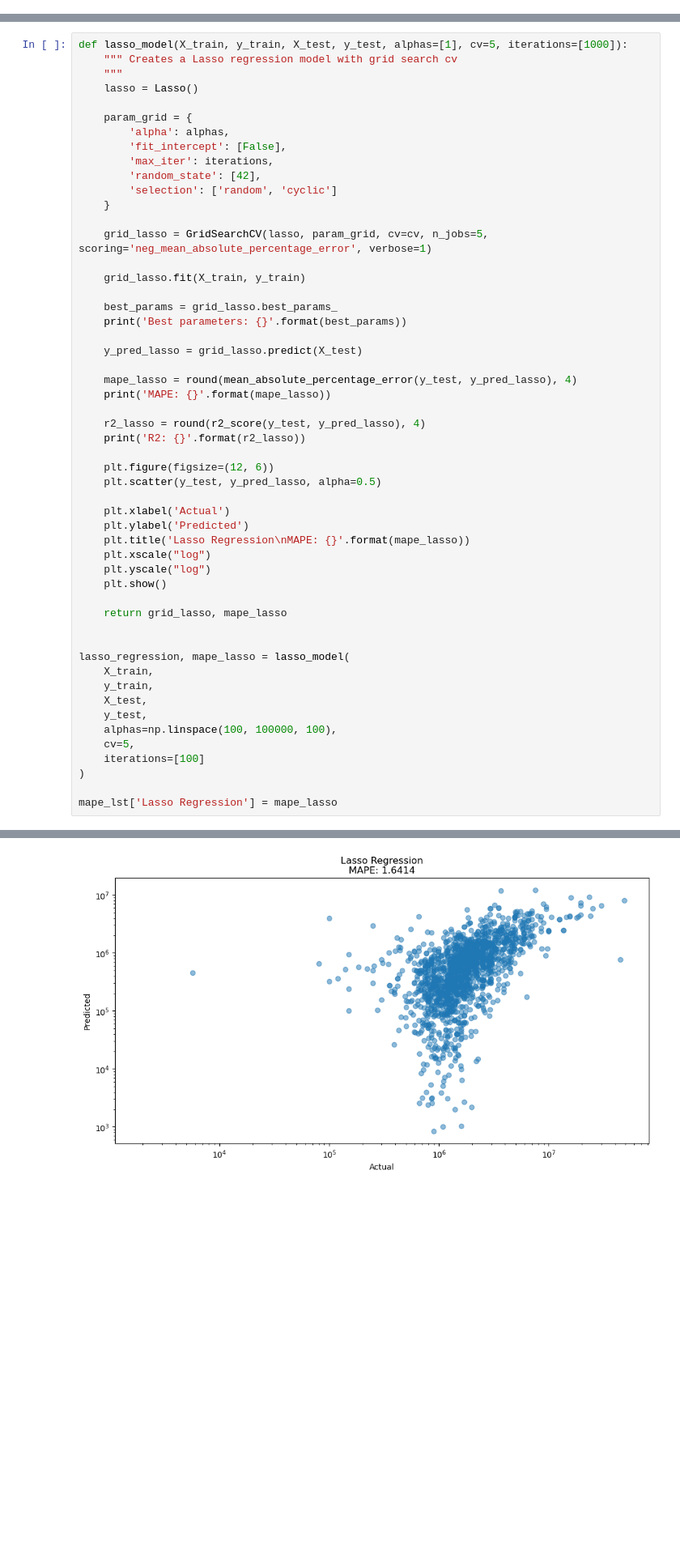
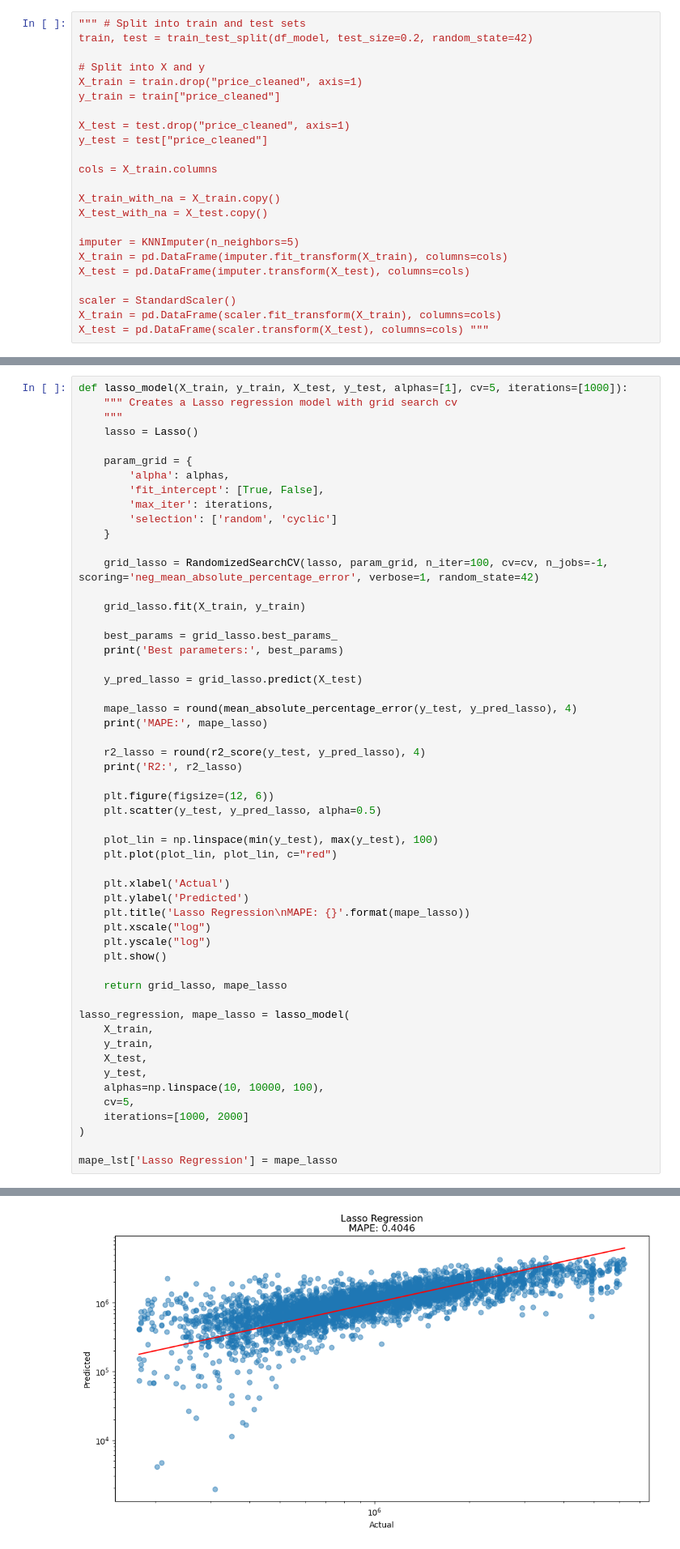
Before and after one commit to alexschillingfhnw/cml1, a Jupyter notebook: Berichte/2_Vorhersage_des_Immobilienpreises/2.2_Bestmögliches_Regressionsmodell_kaggle_Contest/modelle.ipynb, the cells around one changed output, grey strips where cells are left out. Shown at 81% size. Saved outputs shown, nothing was run; the diff lists cells and outputs as text; blank space fills up the shorter version.

```diff
--- a/Berichte/2_Vorhersage_des_Immobilienpreises/2.2_Bestmögliches_Regressionsmodell_kaggle_Contest/modelle.ipynb
+++ b/Berichte/2_Vorhersage_des_Immobilienpreises/2.2_Bestmögliches_Regressionsmodell_kaggle_Contest/modelle.ipynb
@@ -273,0 +306,23 @@ df_model """
+# %%
+""" # Split into train and test sets
+train, test = train_test_split(df_model, test_size=0.2, random_state=42)
+
+# Split into X and y
+X_train = train.drop("price_cleaned", axis=1)
+y_train = train["price_cleaned"]
+
+X_test = test.drop("price_cleaned", axis=1)
+y_test = test["price_cleaned"]
+
+cols = X_train.columns
+
+X_train_with_na = X_train.copy()
+X_test_with_na = X_test.copy()
+
+imputer = KNNImputer(n_neighbors=5)
+X_train = pd.DataFrame(imputer.fit_transform(X_train), columns=cols)
+X_test = pd.DataFrame(imputer.transform(X_test), columns=cols)
+
+scaler = StandardScaler()
+X_train = pd.DataFrame(scaler.fit_transform(X_train), columns=cols)
+X_test = pd.DataFrame(scaler.transform(X_test), columns=cols) """
@@ -419,29 +476,31 @@ def lasso_model(X_train, y_train, X_test, y_test, alphas=[1], cv=5, iterations=[
 
     param_grid = {
         'alpha': alphas,
-        'fit_intercept': [False],
+        'fit_intercept': [True, False],
         'max_iter': iterations,
-        'random_state': [42],
         'selection': ['random', 'cyclic']
     }
 
-    grid_lasso = GridSearchCV(lasso, param_grid, cv=cv, n_jobs=5, scoring='neg_mean_absolute_percentage_error', verbose=1)
+    grid_lasso = RandomizedSearchCV(lasso, param_grid, n_iter=100, cv=cv, n_jobs=-1, scoring='neg_mean_absolute_percentage_error', verbose=1, random_state=42)
 
     grid_lasso.fit(X_train, y_train)
 
     best_params = grid_lasso.best_params_
-    print('Best parameters: {}'.format(best_params))
+    print('Best parameters:', best_params)
 
     y_pred_lasso = grid_lasso.predict(X_test)
 
     mape_lasso = round(mean_absolute_percentage_error(y_test, y_pred_lasso), 4)
-    print('MAPE: {}'.format(mape_lasso))
+    print('MAPE:', mape_lasso)
 
     r2_lasso = round(r2_score(y_test, y_pred_lasso), 4)
-    print('R2: {}'.format(r2_lasso))
+    print('R2:', r2_lasso)
 
     plt.figure(figsize=(12, 6))
     plt.scatter(y_test, y_pred_lasso, alpha=0.5)
+
+    plot_lin = np.linspace(min(y_test), max(y_test), 100)
+    plt.plot(plot_lin, plot_lin, c="red")
 
     plt.xlabel('Actual')
     plt.ylabel('Predicted')
@@ -452,15 +511,14 @@ def lasso_model(X_train, y_train, X_test, y_test, alphas=[1], cv=5, iterations=[
 
     return grid_lasso, mape_lasso
 
-
 lasso_regression, mape_lasso = lasso_model(
     X_train,
     y_train,
     X_test,
     y_test,
-    alphas=np.linspace(100, 100000, 100),
+    alphas=np.linspace(10, 10000, 100),
     cv=5,
-    iterations=[100]
+    iterations=[1000, 2000]
 )
 
 mape_lst['Lasso Regression'] = mape_lasso
@@ -472 +530 @@ R2: -0.0478
-[figure, old version]
+[figure, new version]
```
Also changed, not shown: parts of 33 cells of this notebook.
